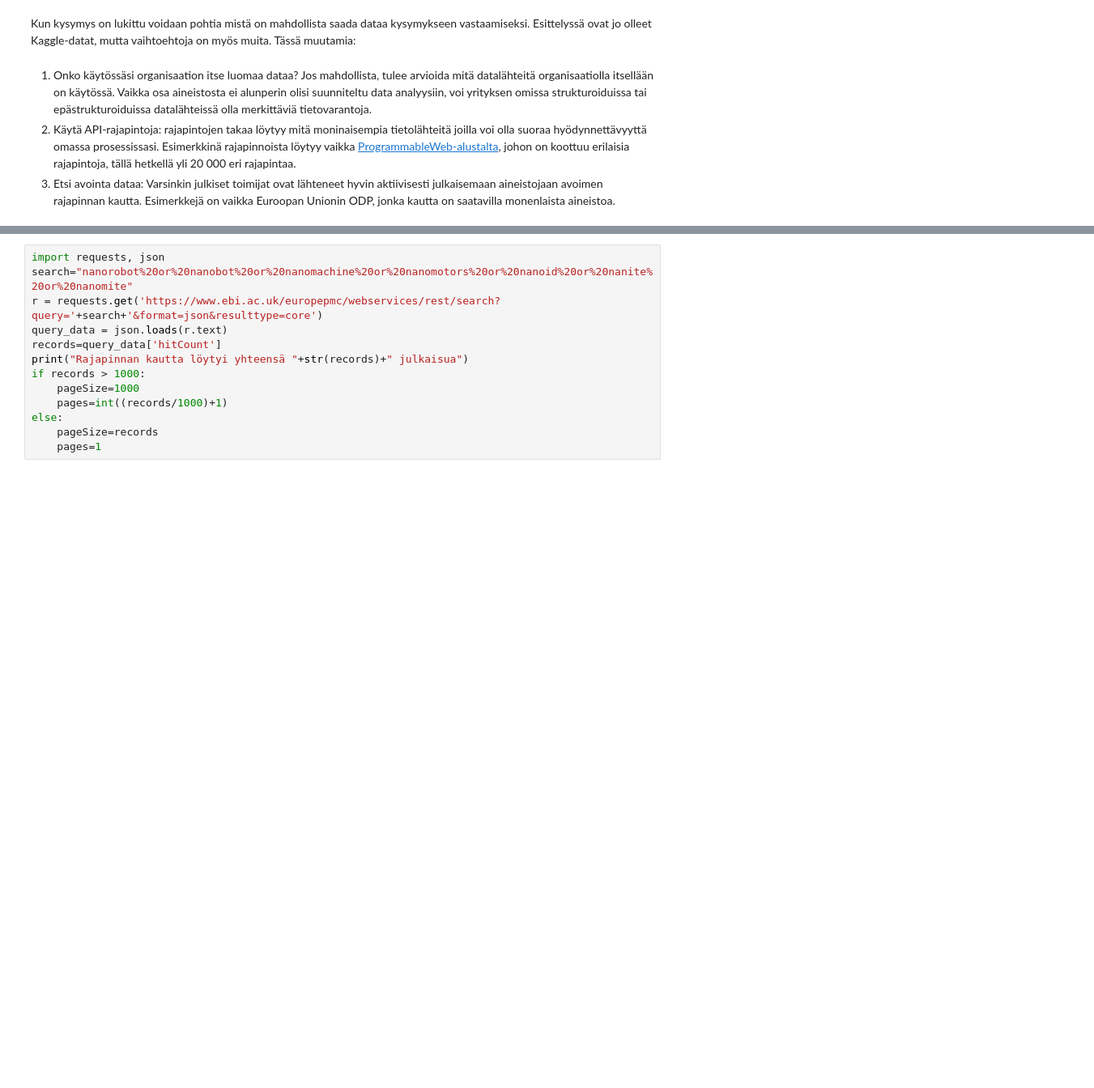
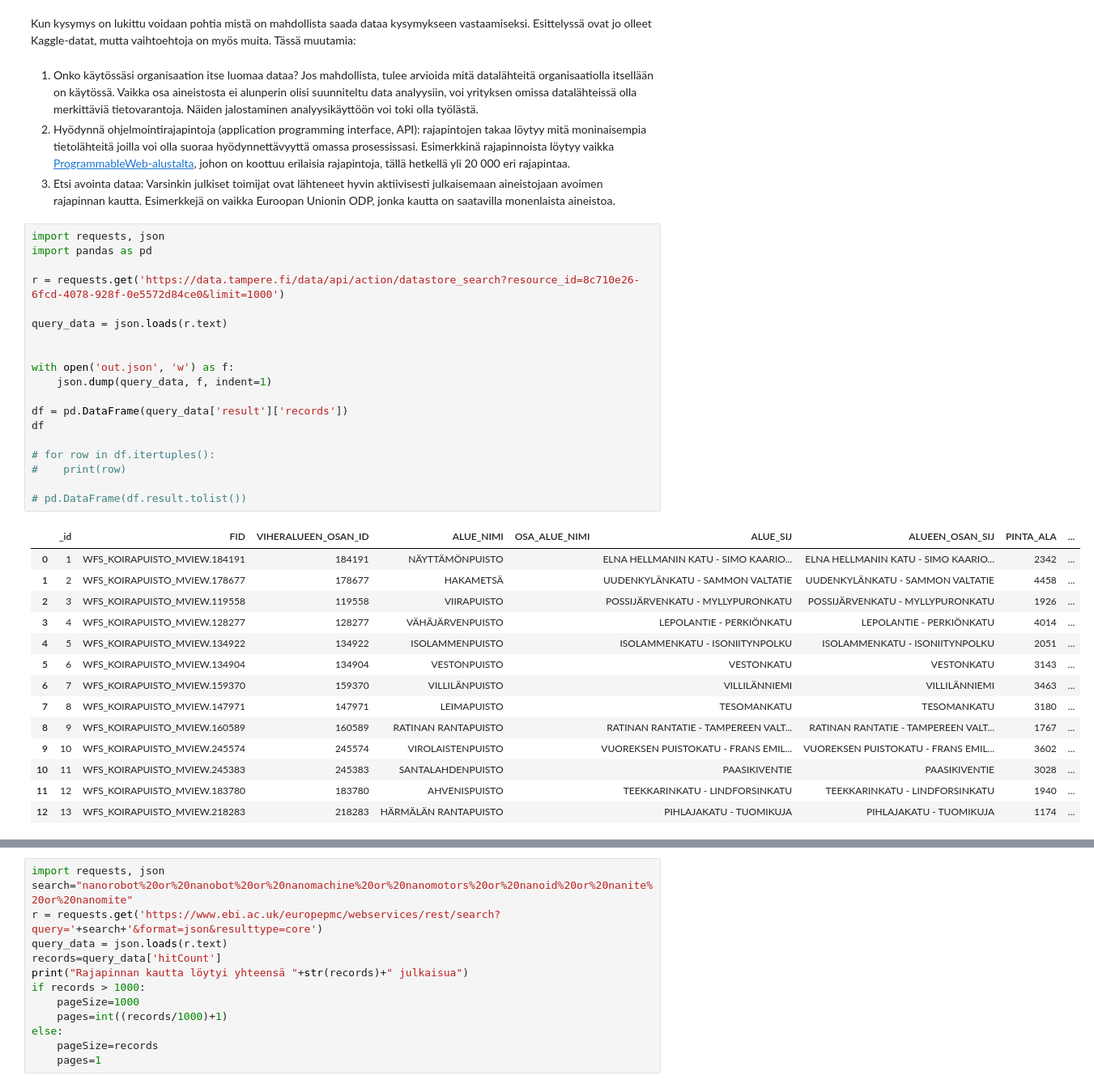
Before and after one commit to ylanehel/joda2023, a Jupyter notebook: lectures/lecture04/luento04.ipynb, the cells around one changed output, grey strips where cells are left out. Shown: that part at 81% size. Saved outputs shown, nothing was run; the diff lists cells and outputs as text; blank space fills up the shorter version.

```diff
--- a/lectures/lecture04/luento04.ipynb
+++ b/lectures/lecture04/luento04.ipynb
@@ -124,7 +122,41 @@ Aikaa käytössä on 20 minuuttia. <!--, jonka jälkeen lisää kanvaasisi omaks
 Kun kysymys on lukittu voidaan pohtia mistä on mahdollista saada dataa kysymykseen vastaamiseksi. Esittelyssä ovat jo olleet Kaggle-datat, mutta vaihtoehtoja on myös muita. Tässä muutamia:
 # %% [markdown]
 <ol>
-<li>Onko käytössäsi organisaation itse luomaa dataa? Jos mahdollista, tulee arvioida mitä datalähteitä organisaatiolla itsellään on käytössä. Vaikka osa aineistosta ei alunperin olisi suunniteltu data analyysiin, voi yrityksen omissa strukturoiduissa tai epästrukturoiduissa datalähteissä olla merkittäviä tietovarantoja.</li>
-<li>Käytä API-rajapintoja: rajapintojen takaa löytyy mitä moninaisempia tietolähteitä joilla voi olla suoraa hyödynnettävyyttä omassa prosessissasi. Esimerkkinä rajapinnoista löytyy vaikka <a href="https://www.programmableweb.com/">ProgrammableWeb-alustalta</a>, johon on koottuu erilaisia rajapintoja, tällä hetkellä yli 20 000 eri rajapintaa.</li>
+<li>Onko käytössäsi organisaation itse luomaa dataa? Jos mahdollista, tulee arvioida mitä datalähteitä organisaatiolla itsellään on käytössä. Vaikka osa aineistosta ei alunperin olisi suunniteltu data analyysiin, voi yrityksen omissa datalähteissä olla merkittäviä tietovarantoja. Näiden jalostaminen analyysikäyttöön voi toki olla työlästä.</li>
+<li>Hyödynnä ohjelmointirajapintoja (application programming interface, API): rajapintojen takaa löytyy mitä moninaisempia tietolähteitä joilla voi olla suoraa hyödynnettävyyttä omassa prosessissasi. Esimerkkinä rajapinnoista löytyy vaikka <a href="https://www.programmableweb.com/">ProgrammableWeb-alustalta</a>, johon on koottuu erilaisia rajapintoja, tällä hetkellä yli 20 000 eri rajapintaa.</li>
 <li>Etsi avointa dataa: Varsinkin julkiset toimijat ovat lähteneet hyvin aktiivisesti julkaisemaan aineistojaan avoimen rajapinnan kautta. Esimerkkejä on vaikka Euroopan Unionin ODP, jonka kautta on saatavilla monenlaista aineistoa.</li>
 </ol>
+# %%
+import requests, json
+import pandas as pd
+
+r = requests.get('https://data.tampere.fi/data/api/action/datastore_search?resource_id=8c710e26-6fcd-4078-928f-0e5572d84ce0&limit=1000')
+
+query_data = json.loads(r.text)
+
+
+with open('out.json', 'w') as f:
+    json.dump(query_data, f, indent=1)
+
+df = pd.DataFrame(query_data['result']['records'])
+df
+
+# for row in df.itertuples():
+#    print(row)
+
+# pd.DataFrame(df.result.tolist())
+# %% [output]
+|  | _id | FID | VIHERALUEEN_OSAN_ID | ALUE_NIMI | OSA_ALUE_NIMI | ALUE_SIJ | ALUEEN_OSAN_SIJ | PINTA_ALA | ... |
+| 0 | 1 | WFS_KOIRAPUISTO_MVIEW.184191 | 184191 | NÄYTTÄMÖNPUISTO |  | ELNA HELLMANIN KATU - SIMO KAARIO... | ELNA HELLMANIN KATU - SIMO KAARIO... | 2342 | ... |
+| 1 | 2 | WFS_KOIRAPUISTO_MVIEW.178677 | 178677 | HAKAMETSÄ |  | UUDENKYLÄNKATU - SAMMON VALTATIE | UUDENKYLÄNKATU - SAMMON VALTATIE | 4458 | ... |
+| 2 | 3 | WFS_KOIRAPUISTO_MVIEW.119558 | 119558 | VIIRAPUISTO |  | POSSIJÄRVENKATU - MYLLYPURONKATU | POSSIJÄRVENKATU - MYLLYPURONKATU | 1926 | ... |
+| 3 | 4 | WFS_KOIRAPUISTO_MVIEW.128277 | 128277 | VÄHÄJÄRVENPUISTO |  | LEPOLANTIE - PERKIÖNKATU | LEPOLANTIE - PERKIÖNKATU | 4014 | ... |
+| 4 | 5 | WFS_KOIRAPUISTO_MVIEW.134922 | 134922 | ISOLAMMENPUISTO |  | ISOLAMMENKATU - ISONIITYNPOLKU | ISOLAMMENKATU - ISONIITYNPOLKU | 2051 | ... |
+| 5 | 6 | WFS_KOIRAPUISTO_MVIEW.134904 | 134904 | VESTONPUISTO |  | VESTONKATU | VESTONKATU | 3143 | ... |
+| 6 | 7 | WFS_KOIRAPUISTO_MVIEW.159370 | 159370 | VILLILÄNPUISTO |  | VILLILÄNNIEMI | VILLILÄNNIEMI | 3463 | ... |
+| 7 | 8 | WFS_KOIRAPUISTO_MVIEW.147971 | 147971 | LEIMAPUISTO |  | TESOMANKATU | TESOMANKATU | 3180 | ... |
+| 8 | 9 | WFS_KOIRAPUISTO_MVIEW.160589 | 160589 | RATINAN RANTAPUISTO |  | RATINAN RANTATIE - TAMPEREEN VALT... | RATINAN RANTATIE - TAMPEREEN VALT... | 1767 | ... |
+| 9 | 10 | WFS_KOIRAPUISTO_MVIEW.245574 | 245574 | VIROLAISTENPUISTO |  | VUOREKSEN PUISTOKATU - FRANS EMIL... | VUOREKSEN PUISTOKATU - FRANS EMIL... | 3602 | ... |
+| 10 | 11 | WFS_KOIRAPUISTO_MVIEW.245383 | 245383 | SANTALAHDENPUISTO |  | PAASIKIVENTIE | PAASIKIVENTIE | 3028 | ... |
+| 11 | 12 | WFS_KOIRAPUISTO_MVIEW.183780 | 183780 | AHVENISPUISTO |  | TEEKKARINKATU - LINDFORSINKATU | TEEKKARINKATU - LINDFORSINKATU | 1940 | ... |
+| 12 | 13 | WFS_KOIRAPUISTO_MVIEW.218283 | 218283 | HÄRMÄLÄN RANTAPUISTO |  | PIHLAJAKATU - TUOMIKUJA | PIHLAJAKATU - TUOMIKUJA | 1174 | ... |
```
Also changed, not shown: parts of 14 cells of this notebook.
